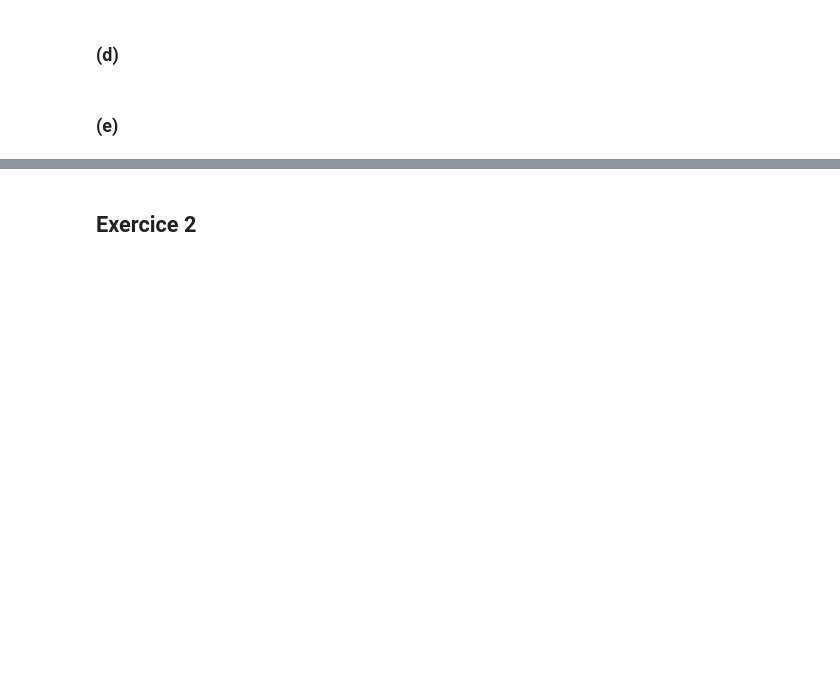
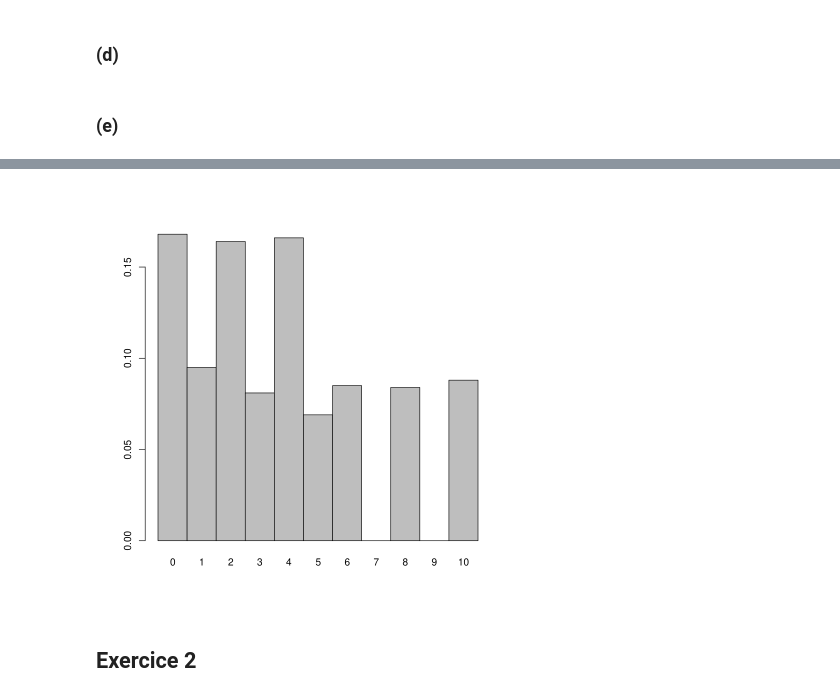
Before and after one commit to ps-pat/mat8186-test, a Jupyter notebook: devoir2/solution.ipynb, the cells around one changed output, grey strips where cells are left out. Drawn from its saved outputs; the diff is of its cells as text; code cells hidden in the pictures; blank space fills up the shorter version.

```diff
--- a/devoir2/solution.ipynb
+++ b/devoir2/solution.ipynb
@@ -53,3 +101,8 @@ rand_hist <- function(sim) barplot(rand_stats(sim), space = 0L)
+# %%
+s2 <- bizarre(5e2)
+rand_hist(bizarre)
+# %% [output]
+[figure, added]
 # %% [markdown]
 ## Exercice 2
 # %%
```
Also changed, not shown: parts of 13 cells of this notebook, 1 other file.
